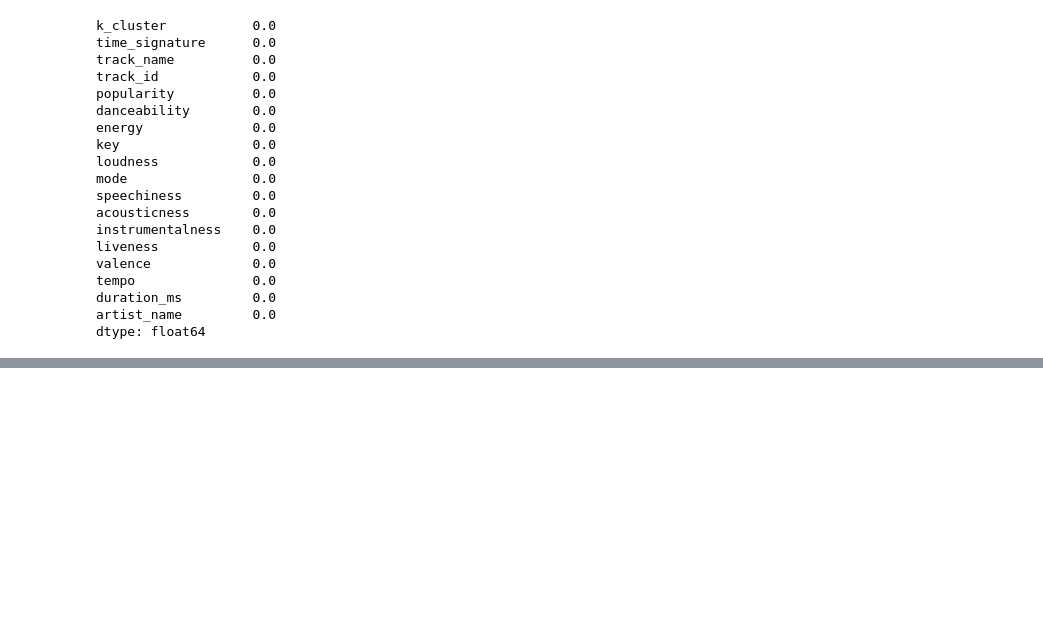
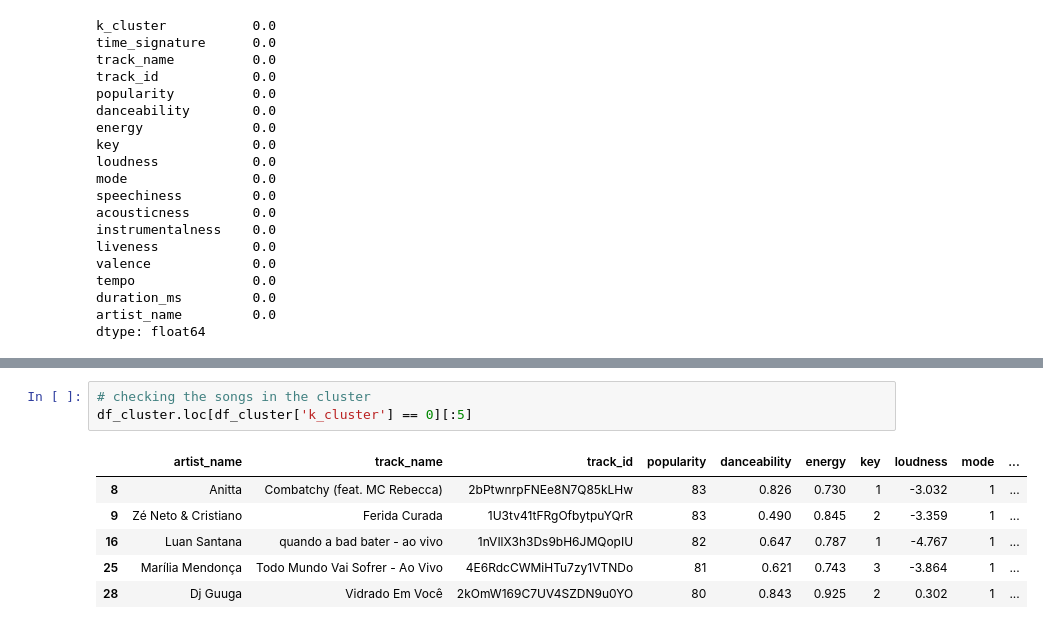
Before and after one commit to rafaelnduarte/Spotify_K-Means_Clustering, a Jupyter notebook: Biased_Random_Mood_Playlist_Spotify.ipynb, the cells around one changed output, grey strips where cells are left out. Drawn from its saved outputs; the diff is of its cells as text; blank space fills up the shorter version.

```diff
--- a/Biased_Random_Mood_Playlist_Spotify.ipynb
+++ b/Biased_Random_Mood_Playlist_Spotify.ipynb
@@ -533,0 +553,10 @@ Name: popularity, dtype: float64
+# %%
+# checking the songs in the cluster
+df_cluster.loc[df_cluster['k_cluster'] == 0][:5]
+# %% [output]
+|  | artist_name | track_name | track_id | popularity | danceability | energy | key | loudness | mode | ... |
+| 8 | Anitta | Combatchy (feat. MC Rebecca) | 2bPtwnrpFNEe8N7Q85kLHw | 83 | 0.826 | 0.730 | 1 | -3.032 | 1 | ... |
+| 9 | Zé Neto & Cristiano | Ferida Curada | 1U3tv41tFRgOfbytpuYQrR | 83 | 0.490 | 0.845 | 2 | -3.359 | 1 | ... |
+| 16 | Luan Santana | quando a bad bater - ao vivo | 1nVIlX3h3Ds9bH6JMQopIU | 82 | 0.647 | 0.787 | 1 | -4.767 | 1 | ... |
+| 25 | Marília Mendonça | Todo Mundo Vai Sofrer - Ao Vivo | 4E6RdcCWMiHTu7zy1VTNDo | 81 | 0.621 | 0.743 | 3 | -3.864 | 1 | ... |
+| 28 | Dj Guuga | Vidrado Em Você | 2kOmW169C7UV4SZDN9u0YO | 80 | 0.843 | 0.925 | 2 | 0.302 | 1 | ... |
```
Also changed, not shown: parts of 27 cells of this notebook.
